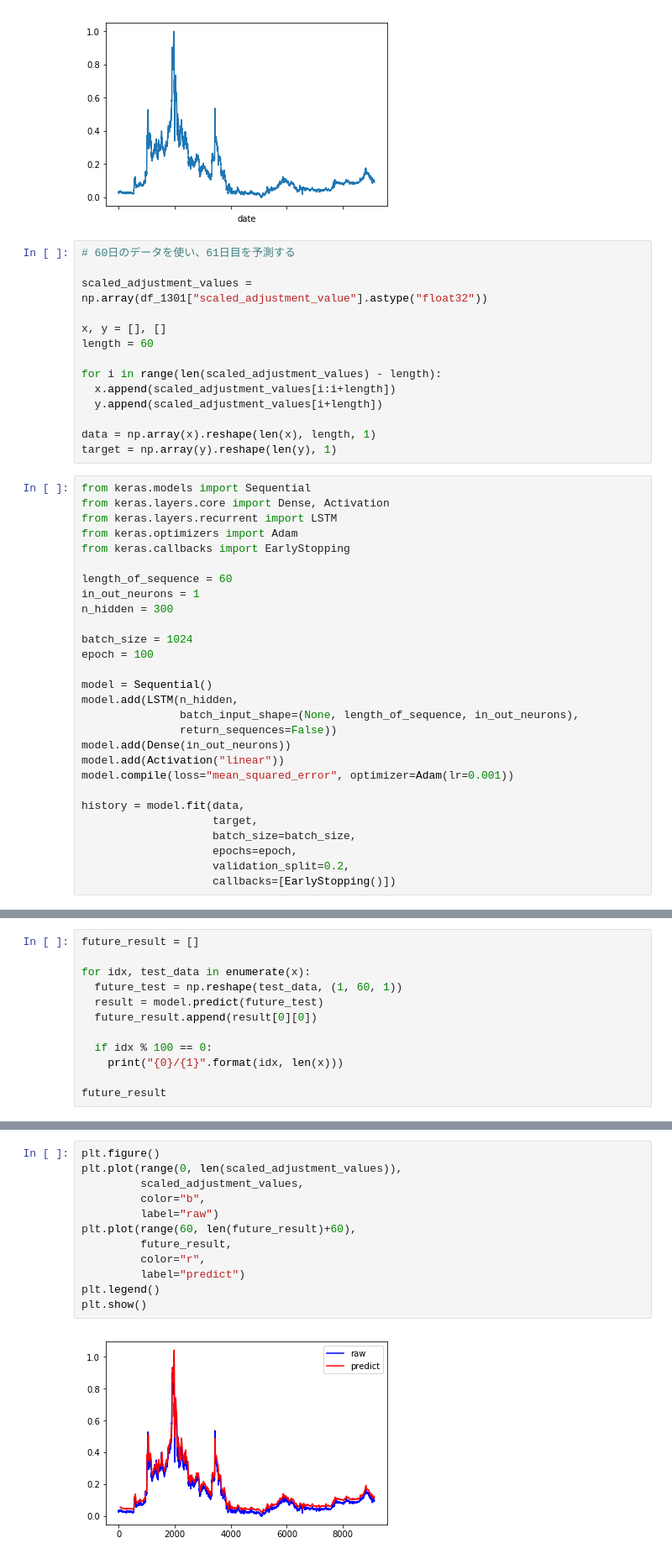
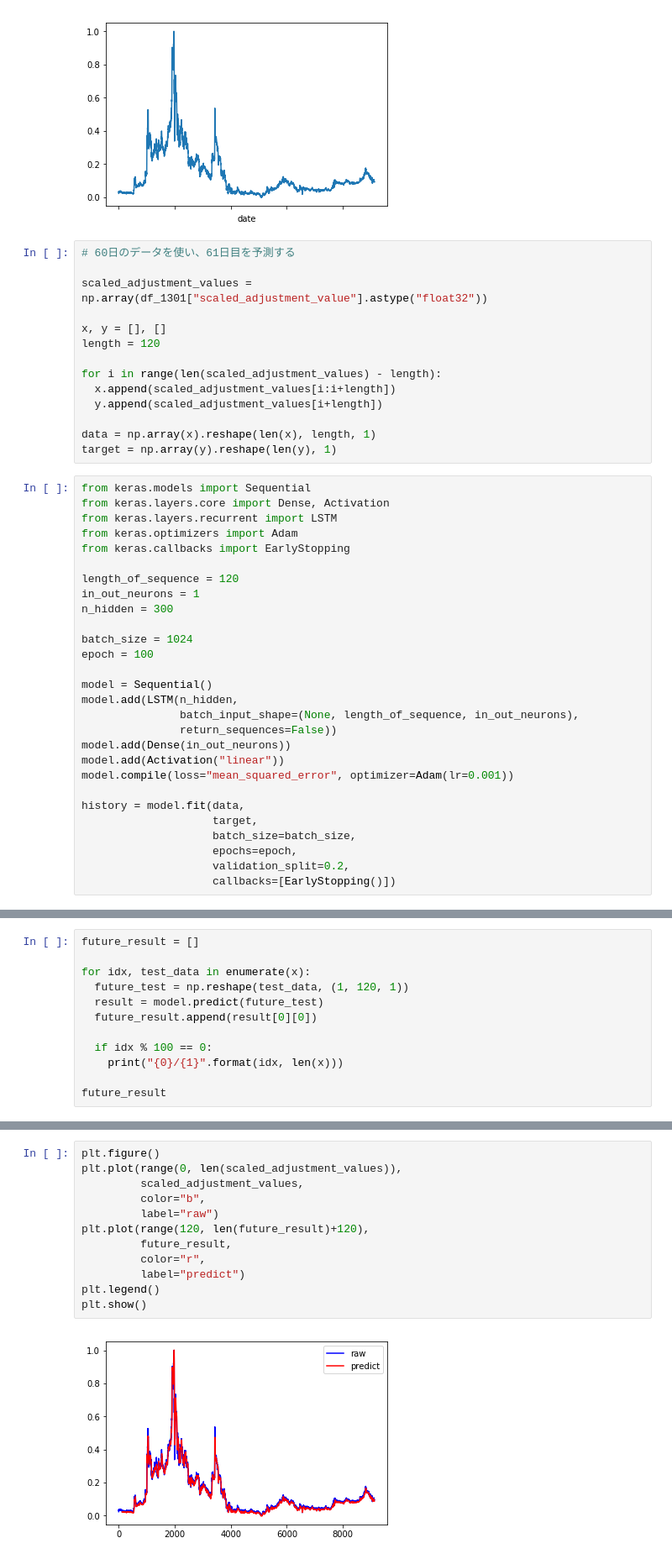
Before and after one commit to u6k/ml-sandbox, a Jupyter notebook: time_series_3.ipynb, the cells around one changed output, grey strips where cells are left out. Shown at 84% size. Saved outputs shown, nothing was run; the diff lists cells and outputs as text.

```diff
--- a/time_series_3.ipynb
+++ b/time_series_3.ipynb
@@ -119,7 +119,7 @@ df_1301["scaled_adjustment_value"].plot()
 scaled_adjustment_values = np.array(df_1301["scaled_adjustment_value"].astype("float32"))
 
 x, y = [], []
-length = 60
+length = 120
 
 for i in range(len(scaled_adjustment_values) - length):
   x.append(scaled_adjustment_values[i:i+length])
@@ -134,7 +134,7 @@ from keras.layers.recurrent import LSTM
 from keras.optimizers import Adam
 from keras.callbacks import EarlyStopping
 
-length_of_sequence = 60
+length_of_sequence = 120
 in_out_neurons = 1
 n_hidden = 300
 
@@ -178,7 +180,7 @@ plt.show()
 future_result = []
 
 for idx, test_data in enumerate(x):
-  future_test = np.reshape(test_data, (1, 60, 1))
+  future_test = np.reshape(test_data, (1, 120, 1))
   result = model.predict(future_test)
   future_result.append(result[0][0])
 
@@ -224,14 +226,14 @@ future_result
 # %%
 plt.figure()
 plt.plot(range(0, len(scaled_adjustment_values)),
          scaled_adjustment_values,
          color="b",
          label="raw")
-plt.plot(range(60, len(future_result)+60),
+plt.plot(range(120, len(future_result)+120),
          future_result,
          color="r",
          label="predict")
 plt.legend()
 plt.show()
 # %% [output]
-[figure, old version]
+[figure, new version]
```
Also changed, not shown: parts of 4 cells of this notebook.
